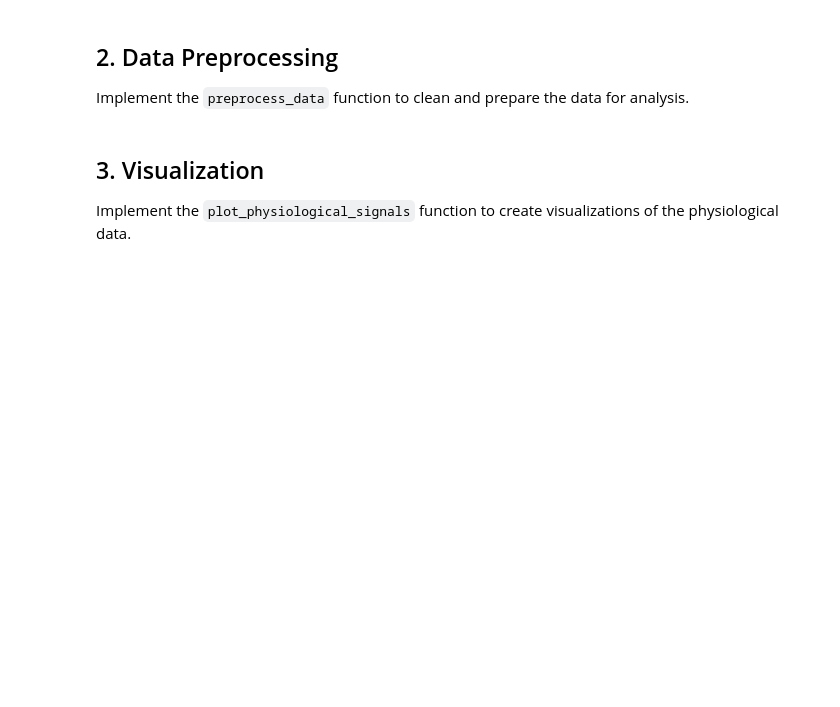
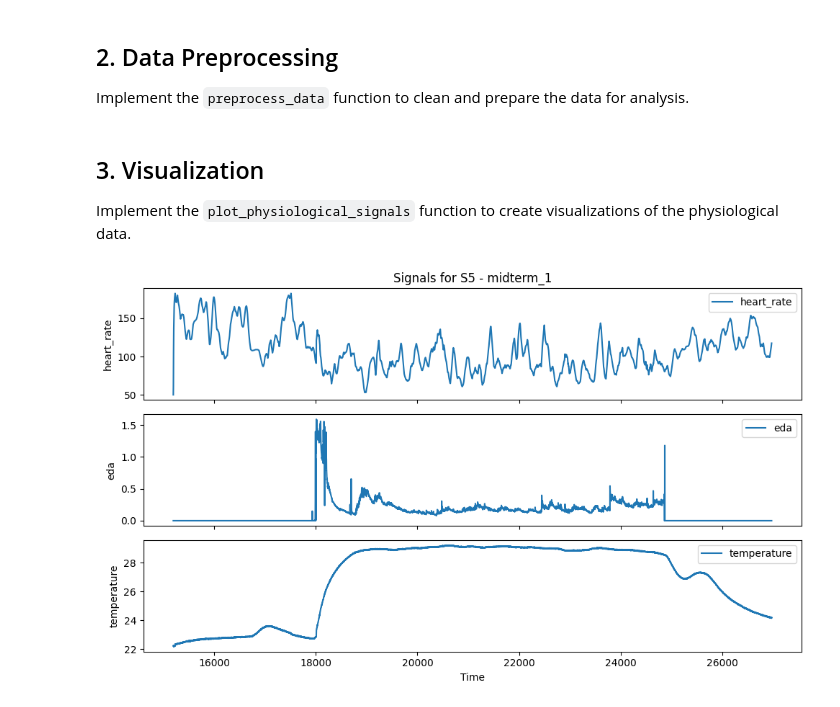
Before and after one commit to UCSF-DataSci/4-it-s-about-time-nikita-gounder, a Jupyter notebook: part1_exploration.ipynb, the cells around one changed output. Cells and saved outputs as stored; diff of their text form; code cells hidden in the pictures; blank space fills up the shorter version.

```diff
--- a/part1_exploration.ipynb
+++ b/part1_exploration.ipynb
@@ -78,7 +78,7 @@ def load_data(data_dir='data/raw/physionet.org/files/wearable-exam-stress/1.0.0/
                     except Exception as e:
                         print(f"Error loading {student} {folder}: {e}") #um don't crash plz
 
-    return pd.concat(data).head()
+    return pd.concat(data)
 
 
-load_data()
+phys_data = load_data()
@@ -126,30 +185,63 @@ Implement the `plot_physiological_signals` function to create visualizations of
 # %%
 def plot_physiological_signals(data, subject_id, session, output_dir='plots'):
     """Create plots of physiological signals for a given subject and session.
 
     Parameters
     ----------
     data : pd.DataFrame
         Preprocessed physiological data
     subject_id : str
         Subject identifier (e.g., 'S1')
     session : str
         Session identifier (e.g., 'Midterm 1')
     output_dir : str
         Directory to save plot files
 
     Returns
     -------
     matplotlib.figure.Figure
         Figure object containing the plots
     """
     # Create output directory if it doesn't exist
     os.makedirs(output_dir, exist_ok=True)
 
     # Your code here
     # 1. Create figure with subplots
     # 2. Plot each physiological signal
     # 3. Add labels and titles
     # 4. Save plot to file
 
-    pass
+    # Filter data for the given subject and session
+    subset = data[(data['subject_id'] == subject_id) & (data['session'] == session)].copy()
+    subset = subset.sort_index()  # Ensure time order if indexed by timestamp
+
+    # Define signals to plot
+    signals = ['heart_rate', 'eda', 'temperature']
+
+    # Create subplots
+    fig, axes = plt.subplots(len(signals), 1, figsize=(10, 6), sharex=True)
+
+    for i, signal in enumerate(signals):
+        if signal in subset.columns:
+            axes[i].plot(subset.index, subset[signal], label=signal, color='tab:blue')
+            axes[i].set_ylabel(signal)
+            axes[i].legend(loc='upper right')
+        else:
+            axes[i].set_visible(False)
+
+    axes[0].set_title(f'Signals for {subject_id} - {session}')
+    axes[-1].set_xlabel('Time')
+
+    # Save the figure
+    filename = f"{subject_id}_{session.replace(' ', '_')}_signals.png"
+    filepath = os.path.join(output_dir, filename)
+    fig.tight_layout()
+    fig.savefig(filepath)
+    plt.close(fig)
+
+    return fig
+
+
+plot_physiological_signals(data=clean_data, subject_id='S5', session='midterm_1')
+# %% [output]
+[figure, added]
```
Also changed, not shown: parts of 3 cells of this notebook, 1 other file.
